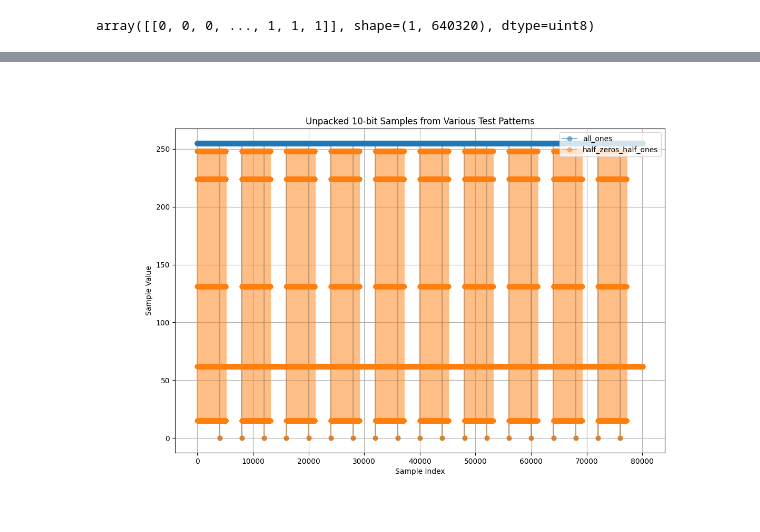
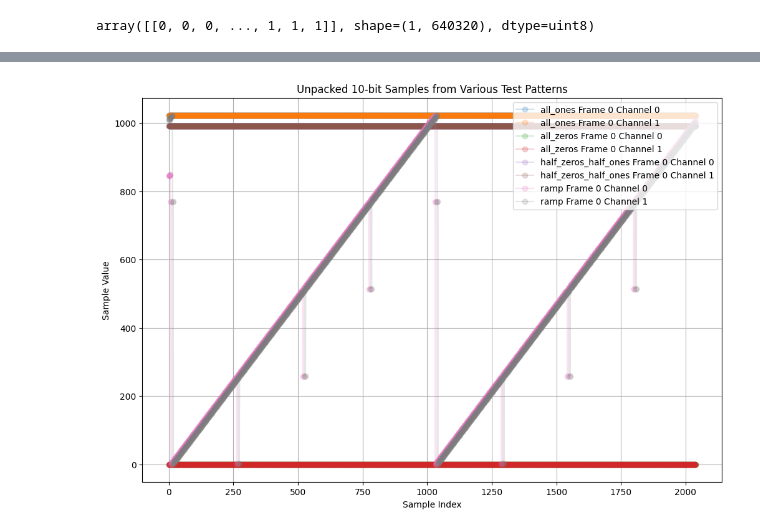
Before and after one commit to pulp-bio/TinyProbe, a Jupyter notebook: wifi_6_board/fw_v6/scripts/data/bitshift_fix/eval.ipynb, the cells around one changed output, grey strips where cells are left out. Cells and saved outputs as stored; diff of their text form; code cells hidden in the pictures.

```diff
--- a/wifi_6_board/fw_v6/scripts/data/bitshift_fix/eval.ipynb
+++ b/wifi_6_board/fw_v6/scripts/data/bitshift_fix/eval.ipynb
@@ -86,27 +120,33 @@ print(f"{0xF8:08b}{0x3E:08b}{0x0F:08b}{0x83:08b}{0xE0:08b}")
 # %%
 import matplotlib.pyplot as plt
-%matplotlib widget
+# %matplotlib widget
 
-INTERVAL = 3200 * 8 // 10  # samples to bytes
-PLOT_IDX = 0
 
 plt.figure(figsize=(12, 8))
 
 for name, data in [
     ("all_ones", data_all_ones),
-    # ("all_zeros", data_all_zeros),
+    ("all_zeros", data_all_zeros),
     ("half_zeros_half_ones", data_half_zeros_half_ones),
-    # ("ramp", data_ramp),
+    ("ramp", data_ramp),
     # ("toggle", data_toggle),
+    # ("real", data_real),
 ]:
-    plt.plot(np.frombuffer(data, dtype=np.uint8)[3:], 'o-', label=name, alpha=0.5)
+    data_parsed = parse_bitstream_numba(np.frombuffer(data, dtype=np.uint8), num_shots, num_frames, fifo_depth, np.array(lvds_lanes, dtype=np.int32))
+    # data_parsed = parse_bitstream_numpy(np.frombuffer(data, dtype=np.uint8), num_shots, num_frames, fifo_depth, np.array(lvds_lanes, dtype=np.int32))
+
+    # for frame in range(data_parsed.shape[0]):
+    for frame in range(1):
+        for channel in range(data_parsed.shape[2]):
+        # for channel in range(1):
+            plt.plot(data_parsed[frame, 0, channel], 'o-', alpha=0.2, label=f"{name} Frame {frame} Channel {channel}")
 
 plt.title("Unpacked 10-bit Samples from Various Test Patterns")
 plt.xlabel("Sample Index")
 plt.ylabel("Sample Value")
-# plt.xlim(INTERVAL*PLOT_IDX - 10, INTERVAL*PLOT_IDX + 10)
+# plt.xlim(1000, 1110)
 plt.legend(loc='upper right')
 plt.grid()
 plt.show()
 # %% [output]
-[figure, old version]
+[figure, new version]
```
Also changed, not shown: parts of 10 cells of this notebook, 1 other file.
